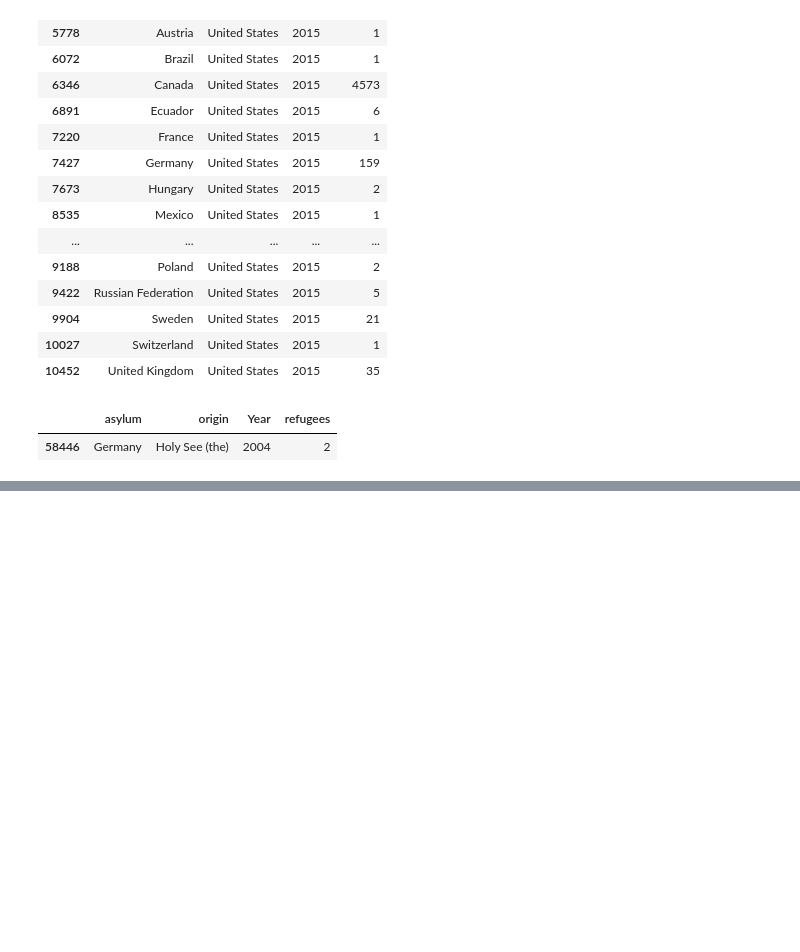
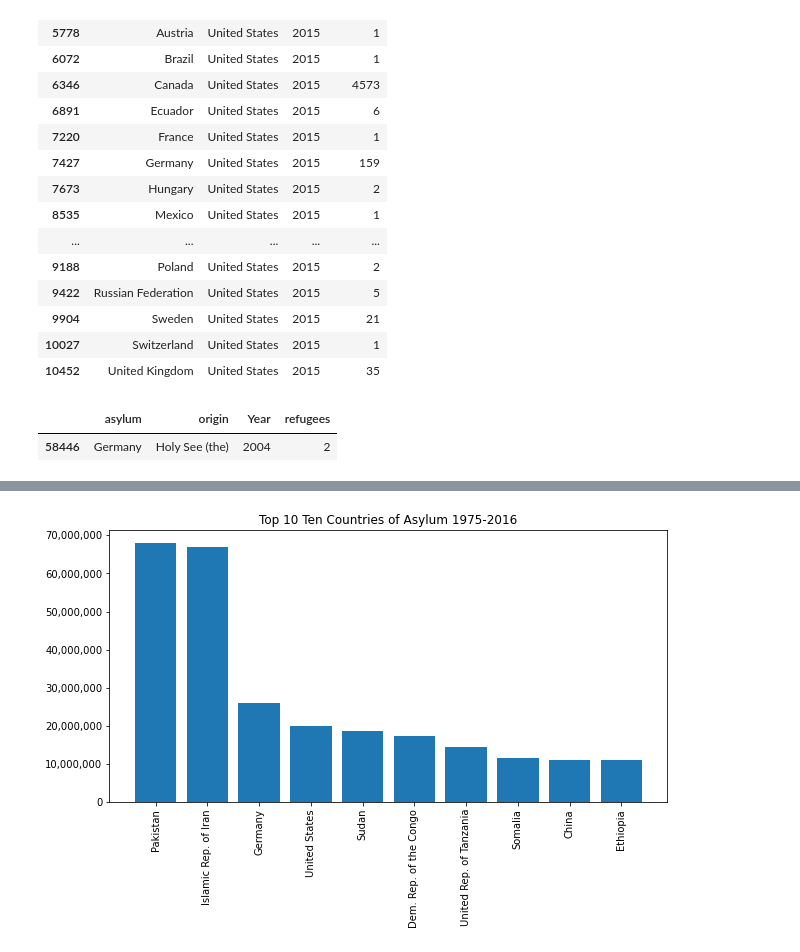
Before and after one commit to nss-data-science-cohort-5/un_exploration-ripplesphere, a Jupyter notebook: notebooks/UN_Data_Refugees_InOne.ipynb, the cells around one changed output, grey strips where cells are left out. Saved outputs shown, nothing was run; the diff lists cells and outputs as text; code cells hidden in the pictures; blank space fills up the shorter version.

Commit message:
Asylum cummulative sum added

```diff
--- a/notebooks/UN_Data_Refugees_InOne.ipynb
+++ b/notebooks/UN_Data_Refugees_InOne.ipynb
@@ -109,0 +111,10 @@ print()
+# %%
+tmp_df = ref_df[["asylum", "refugees"]].groupby("asylum").sum().sort_values("refugees", ascending = False)
+plt.figure(figsize=(10, 5))
+plt.bar(tmp_df.index[:10],tmp_df["refugees"][:10])
+plt.gca().yaxis.set_major_formatter(StrMethodFormatter('{x:,.0f}'))
+plt.xticks(rotation=90)
+plt.title("Top 10 Ten Countries of Asylum 1975-2016")
+print()
+# %% [output]
+[figure, added]
```
Also changed, not shown: parts of 6 cells of this notebook, 2 other files.
